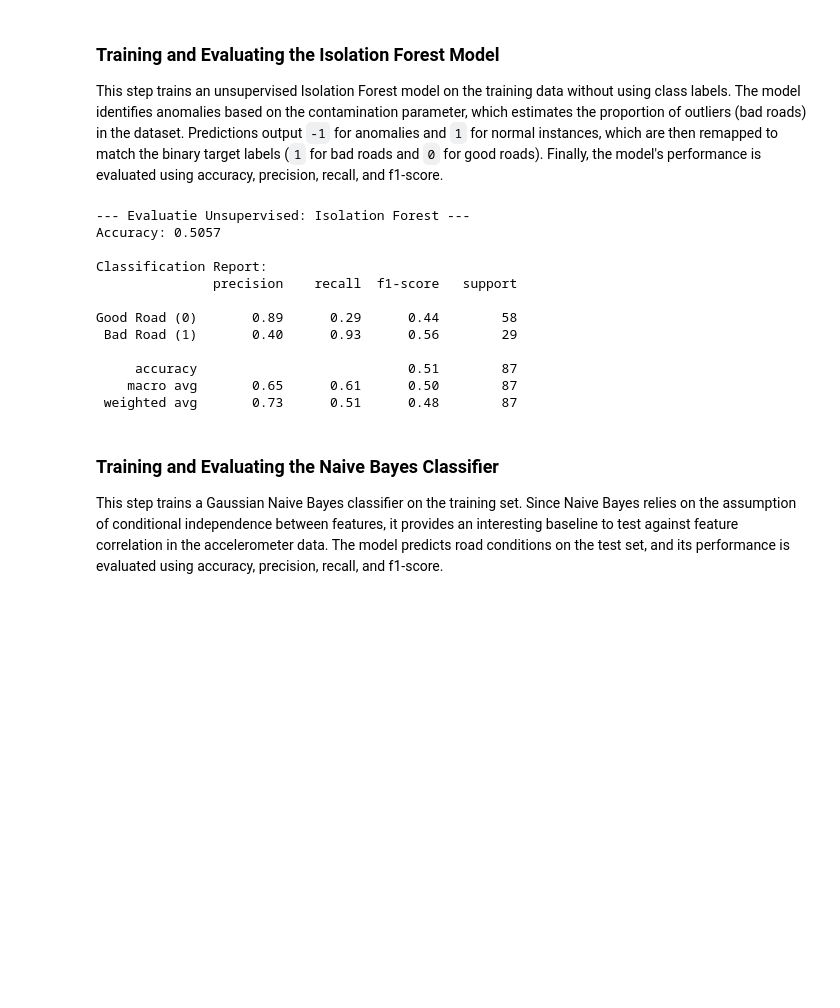
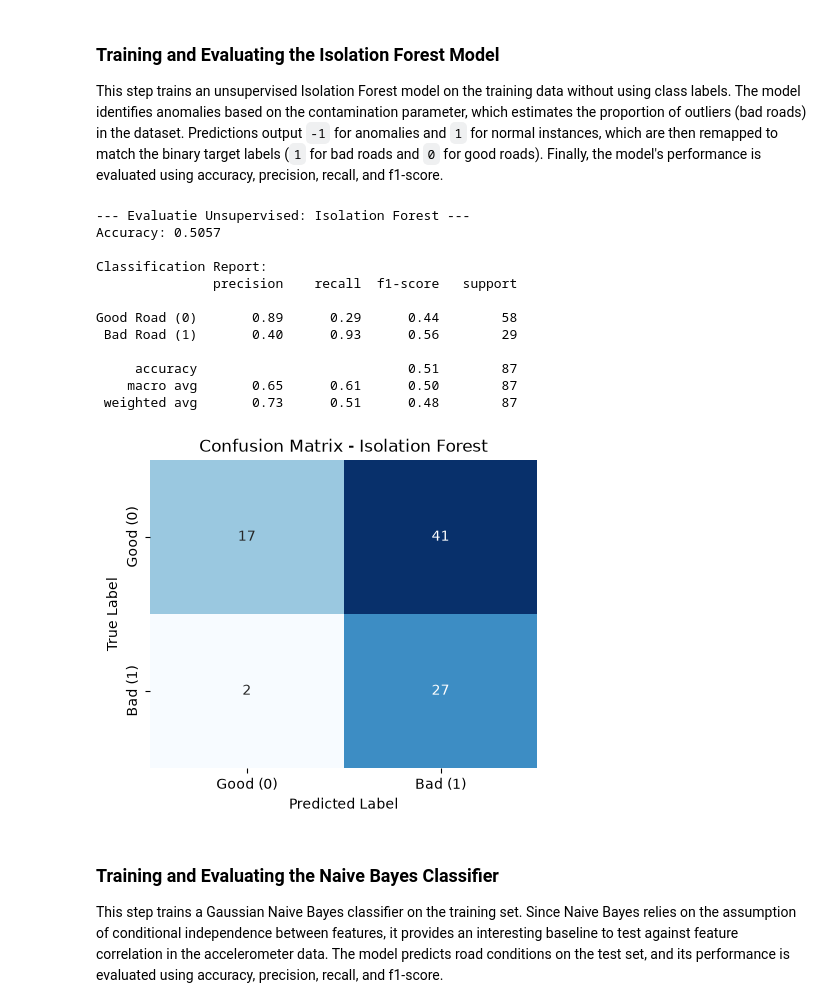
Before and after one commit to yoeri-stassen/5ARE0-cycling-assignment, a Jupyter notebook: Group13_cyclinglane_classifier.ipynb, the cells around one changed output. Saved outputs shown, nothing was run; the diff lists cells and outputs as text; code cells hidden in the pictures; blank space fills up the shorter version.

Commit message:
add confusion matrix for isolation forest

```diff
--- a/Group13_cyclinglane_classifier.ipynb
+++ b/Group13_cyclinglane_classifier.ipynb
@@ -521,33 +521,44 @@ This step trains an unsupervised Isolation Forest model on the training data wit
 # Initialize and train the Isolation Forest without labels
 # contamination is the estimated percentage of bad roads
 iso_forest = IsolationForest(contamination=0.5, random_state=42)
 iso_forest.fit(X_train)
 
 # Predict on the test set
 # Isolation Forest gives 1 for normal data (good) and -1 for outliers (bad)
 raw_preds = iso_forest.predict(X_test)
 
 # Map to correct labels: -1 (outlier/bad) becomes 1, and 1 (normal/good) becomes 0
 y_pred_iso = [1 if p == -1 else 0 for p in raw_preds]
 
 # Evaluate Model
 print("--- Evaluatie Unsupervised: Isolation Forest ---")
 print(f"Accuracy: {accuracy_score(y_test, y_pred_iso):.4f}\n")
 print("Classification Report:")
 print(classification_report(y_test, y_pred_iso, target_names=['Good Road (0)', 'Bad Road (1)']))
+
+# Plot de Confusion Matrix voor Isolation Forest
+plt.figure(figsize=(5, 4))
+cm = confusion_matrix(y_test, y_pred_iso)
+sns.heatmap(cm, annot=True, fmt='d', cmap='Blues', cbar=False,
+            xticklabels=['Good (0)', 'Bad (1)'], yticklabels=['Good (0)', 'Bad (1)'])
+plt.title('Confusion Matrix - Isolation Forest')
+plt.ylabel('True Label')
+plt.xlabel('Predicted Label')
+plt.show()
 # %% [output]
 --- Evaluatie Unsupervised: Isolation Forest ---
 Accuracy: 0.5057
 
 Classification Report:
                precision    recall  f1-score   support
 
 Good Road (0)       0.89      0.29      0.44        58
  Bad Road (1)       0.40      0.93      0.56        29
 
      accuracy                           0.51        87
     macro avg       0.65      0.61      0.50        87
  weighted avg       0.73      0.51      0.48        87
+[figure, added]
 # %% [markdown]
 ### Training and Evaluating the Naive Bayes Classifier
 
```
